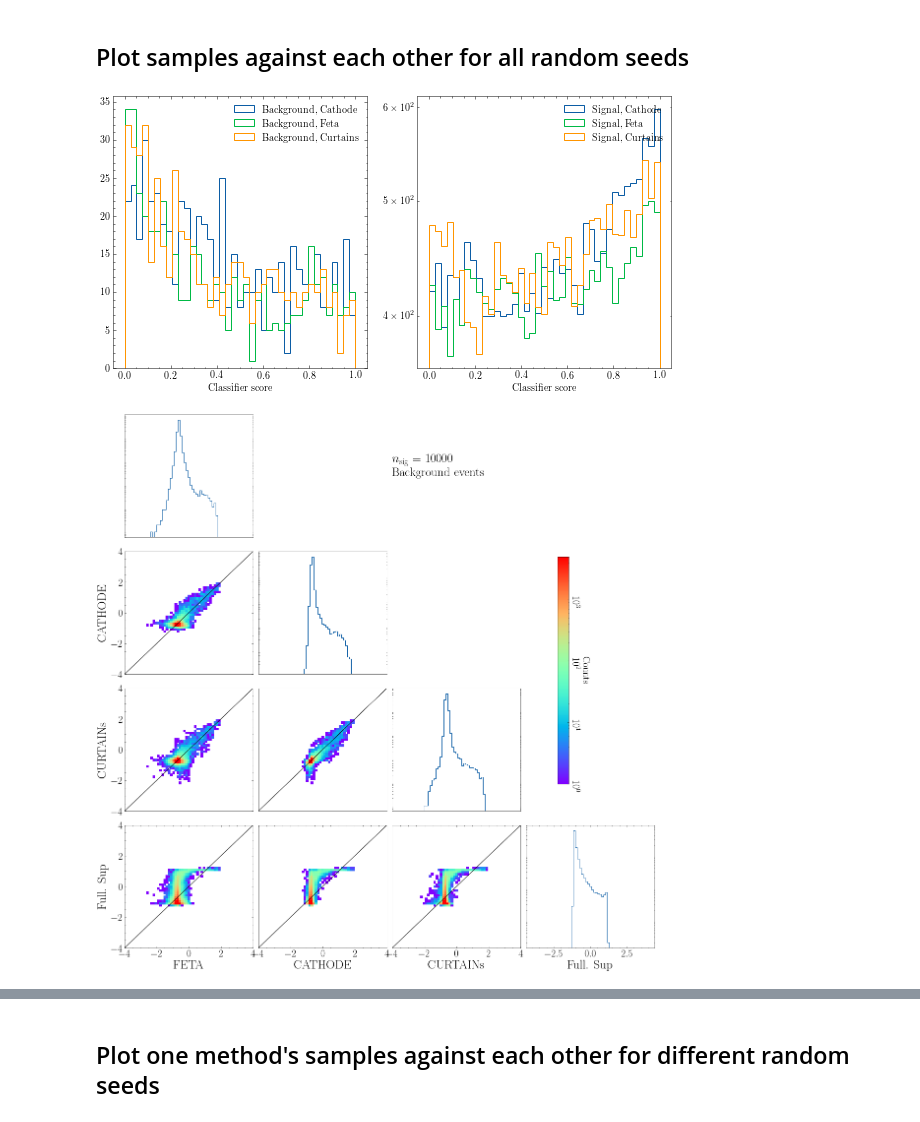
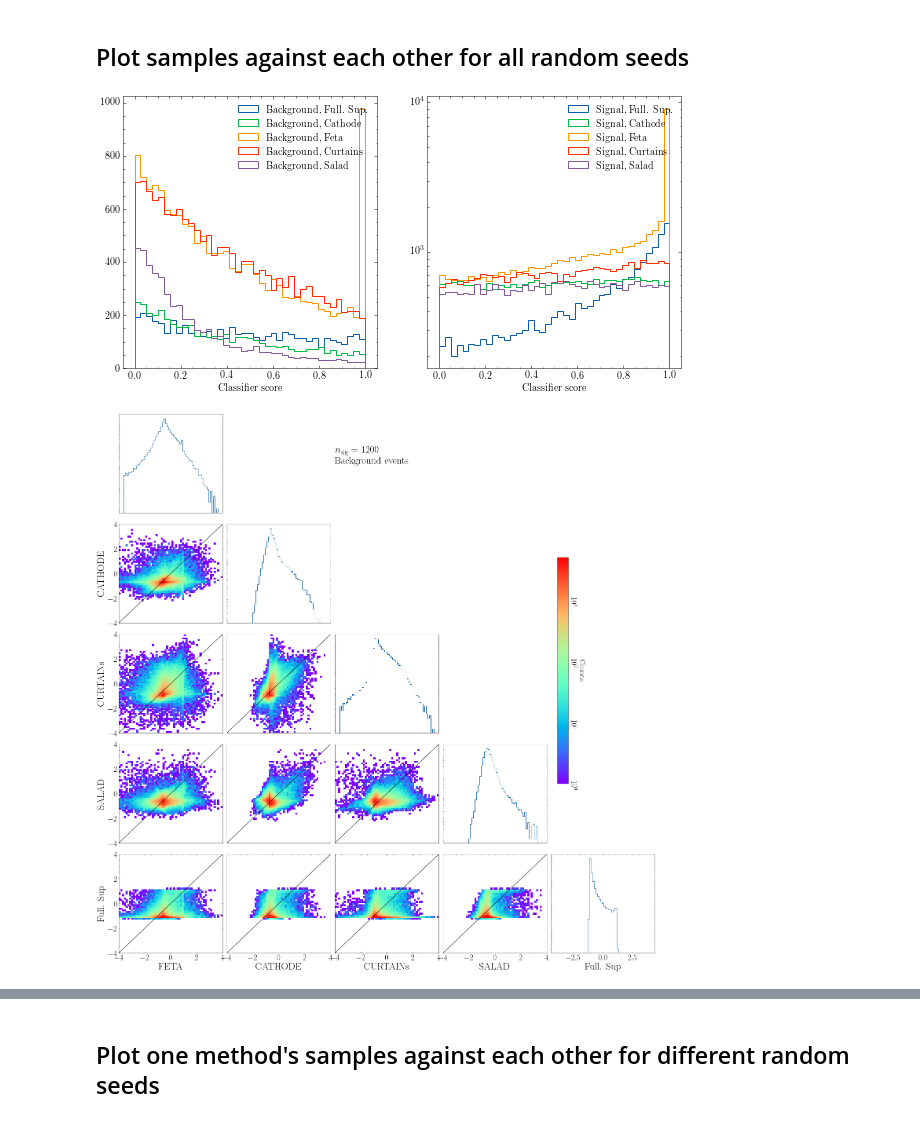
Before and after one commit to rmastand/FETA, a Jupyter notebook: analyze_scatterplot_all_synth.ipynb, the cells around one changed output, grey strips where cells are left out. Cells and saved outputs as stored; diff of their text form; code cells hidden in the pictures.

```diff
--- a/analyze_scatterplot_all_synth.ipynb
+++ b/analyze_scatterplot_all_synth.ipynb
@@ -73,24 +65,33 @@ for iid in synth_ids:
+# %%
+num_signal_to_inject = 1200
+process = "StandardScale"
+
+synth_ids = ["feta", "cathode", "curtains", "salad", "fullsup"]#, "combined"]
+
+all_results_bkg, all_results_sig = load_in_data(num_signal_to_inject, process, synth_ids)
 # %% [markdown]
 ## Plot samples against each other for all random seeds
 # %%
-# concatenate results
+def concatenate_scatterplot_data(all_results_bkg, all_results_sig, synth_ids):
 
-concatenated_results_bkg = {iid:0 for iid in synth_ids}
-concatenated_results_sig = {iid:0 for iid in synth_ids}
+    concatenated_results_bkg = {iid:0 for iid in synth_ids}
+    concatenated_results_sig = {iid:0 for iid in synth_ids}
 
 
+    for iid in synth_ids:
+        loc_holder_bkg = np.empty((0, 1))
+        loc_holder_sig = np.empty((0, 1))
 
+        for seed_NN in range(n_seed):
+            loc_holder_bkg = np.concatenate((loc_holder_bkg, all_results_bkg[iid][seed_NN]), axis = 0)
+            loc_holder_sig = np.concatenate((loc_holder_sig, all_results_sig[iid][seed_NN]), axis = 0)
 
-for iid in synth_ids:
-    loc_holder_bkg = np.empty((0, 1))
-    loc_holder_sig = np.empty((0, 1))
+        concatenated_results_bkg[iid] = loc_holder_bkg
+        concatenated_results_sig[iid] = loc_holder_sig
 
-    for seed_NN in range(n_seed):
-        loc_holder_bkg = np.concatenate((loc_holder_bkg, all_results_bkg[iid][seed_NN]), axis = 0)
-        loc_holder_sig = np.concatenate((loc_holder_sig, all_results_sig[iid][seed_NN]), axis = 0)
-
-    concatenated_results_bkg[iid] = loc_holder_bkg
-    concatenated_results_sig[iid] = loc_holder_sig
+    return concatenated_results_bkg, concatenated_results_sig
+# %%
+concatenated_results_bkg, concatenated_results_sig = concatenate_scatterplot_data(all_results_bkg, all_results_sig, synth_ids)
 # %%
 # Make sure that the first half is background, second half is signal
 
@@ -98,8 +99,8 @@ bins = np.linspace(0, 1, 40)
 fig, ax = plt.subplots(1, 2, figsize = (10, 5))
 
 
-#ax[0].hist(concatenated_results_bkg["fullsup"], bins = bins, histtype = "step", label = "Background, Full. Sup.")
-#ax[1].hist(concatenated_results_sig["fullsup"], bins = bins, histtype = "step", label = "Signal, Full. Sup.")
+ax[0].hist(concatenated_results_bkg["fullsup"], bins = bins, histtype = "step", label = "Background, Full. Sup.")
+ax[1].hist(concatenated_results_sig["fullsup"], bins = bins, histtype = "step", label = "Signal, Full. Sup.")
 
 
 ax[0].hist(concatenated_results_bkg["cathode"], bins = bins, histtype = "step", label = "Background, Cathode")
@@ -111,6 +112,11 @@ ax[1].hist(concatenated_results_sig["feta"], bins = bins, histtype = "step", lab
 
 ax[0].hist(concatenated_results_bkg["curtains"], bins = bins, histtype = "step", label = "Background, Curtains")
 ax[1].hist(concatenated_results_sig["curtains"], bins = bins, histtype = "step", label = "Signal, Curtains")
+
+
+ax[0].hist(concatenated_results_bkg["salad"], bins = bins, histtype = "step", label = "Background, Salad")
+ax[1].hist(concatenated_results_sig["salad"], bins = bins, histtype = "step", label = "Signal, Salad")
+
 ax[1].set_yscale("log")
 
 
@@ -123,7 +129,7 @@ ax[1].legend()
 
 plt.show()
 # %% [output]
-[figure, old version]
+[figure, new version]
 # %%
 import matplotlib.colors as colors
 
@@ -179,13 +185,14 @@ fontsize = 25
 small_font = 20
 
 
-nice_labels = ["FETA", "CATHODE", "CURTAINs", "Full. Sup"]
+nice_labels = ["FETA", "CATHODE", "CURTAINs", "SALAD", "Full. Sup"]
 
 
 fig, ax = plt.subplots(dim, dim, figsize = (4*dim, 4*dim))
 
 for dim_x in range(dim):
     for dim_y in range(dim):
+
 
         if dim_x < dim_y: # plot the 2d hist
             img_bkg = ax[dim_y, dim_x].hist2d(concatenated_results_bkg[synth_ids[dim_x]].flatten(),
@@ -207,34 +214,34 @@ for dim_x in range(dim):
             ax[dim_y, dim_x].set_xlabel(nice_labels[dim_x], fontsize = fontsize)
             ax[dim_y, dim_x].tick_params(axis='x', which='major', labelsize=small_font)
         else:
             ax[dim_y, dim_x].set_xticks([])
         if (dim_x == 0) and (dim_y != 0):
             ax[dim_y, dim_x].set_ylabel(nice_labels[dim_y], fontsize = fontsize)
             ax[dim_y, dim_x].tick_params(axis='y', which='major', labelsize=small_font)
         else:
             ax[dim_y, dim_x].set_yticks([])
 
 # label
 ax[0, 2].text(0, .5, f"$n_\\mathrm{{sig}}$ = {num_signal_to_inject}\nBackground events", fontsize = fontsize)
 
 # colorbar (they all have the same one)
 cb_ax = fig.add_axes([.82,.34,.02,.4])
 cbar = fig.colorbar(img_bkg[3],orientation='vertical',cax=cb_ax)
 
 cbar.ax.tick_params(labelsize=small_font, rotation = 270)
 cbar.set_label("Counts", fontsize = small_font, rotation = 270, labelpad = 20)
 
 
 
 
 
 plt.tight_layout()
 fig.show()
 
 
 fig.savefig(f"paper_plots/corner_bkg_{num_signal_to_inject}.pdf", dpi = dpi)
 # %% [output]
-[figure, old version]
+[figure, new version]
 # %%
 
 #params for all plots
```
Also changed, not shown: parts of 14 cells of this notebook.
